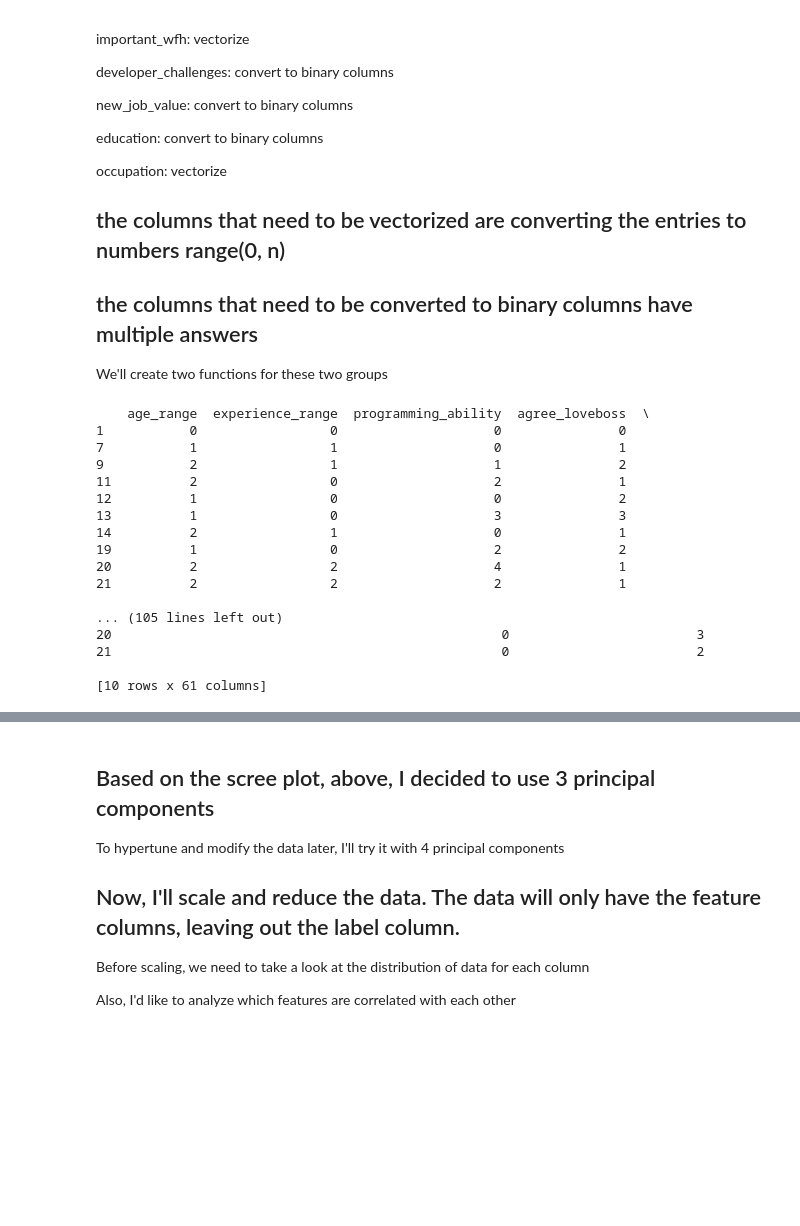
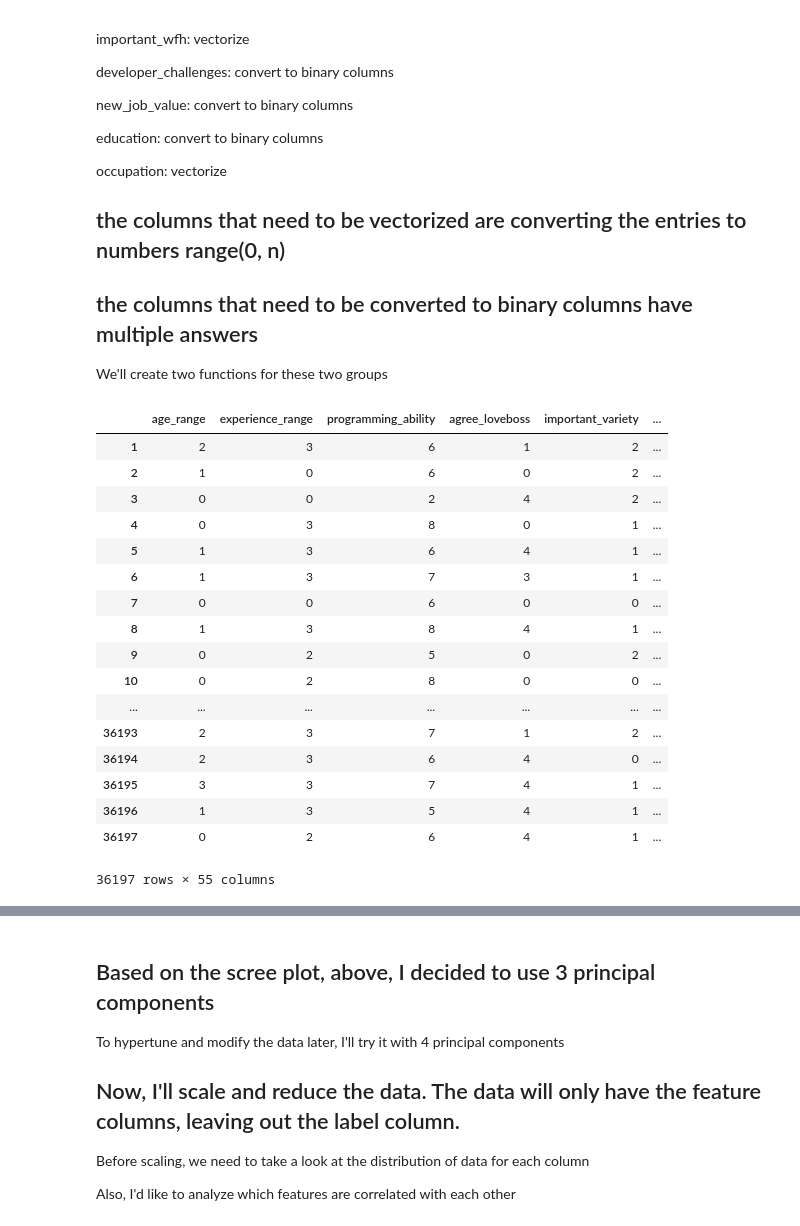
Before and after one commit to jonmhong/Stack_Overflow_Data, a Jupyter notebook: stack_overflow.ipynb, the cells around one changed output, grey strips where cells are left out. Drawn from its saved outputs; the diff is of its cells as text; code cells hidden in the pictures; blank space fills up the shorter version.

```diff
--- a/stack_overflow.ipynb
+++ b/stack_overflow.ipynb
@@ -325,72 +327,60 @@ large_columns = ['occupation',
 # %%
 # this function uses the LabelEncoder() to convert entries into numeric values
 def vectorize_data(df, col):
-    # BUG: it reorders the row indices into [1, 2, 3, 4, 5, ...]
-    # instead of maintaining the indices[1, 7, 9, 11, 12, 13, ...]
+    # bug: dataframe entry is shifted
     from sklearn.preprocessing import LabelEncoder
     le = LabelEncoder()
     le.fit(df[col])
     vectorized = le.transform(df[col])
 
-    return pd.DataFrame(vectorized, columns=[col])
-
-
-# i'm going to create another function that removes the bug
-def vectorize_data2(df, col):
-    # first create the mapper
-    mapper = {}
-    counter = 0
-    for idx, entry in df[col].iteritems():
-        if entry not in mapper and not pd.isnull(entry):
-            mapper[entry] = counter
-            counter += 1
-
-    return pd.DataFrame(df[col].map(mapper))
+    # need to shift data, so the first index is 1, not 0
+    return pd.DataFrame(vectorized, columns=[col], index=range(1, max(*df.shape)+1))
 
 
 # this function splits the multiple answers into all columns and inputs binary entries
 def convert_to_binary_columns(df, column_name):
     a = df[column_name].str.get_dummies(sep='; ')
     return a
 
 
 # this main function uses the converters above to transform the entire dataset
 def main_transform_columns(df):
     outX = pd.DataFrame(index=df.index)
 
     binary = ["developer_challenges", "new_job_value", "education"]
     for col in df.columns:
         if col in binary:
             expanded_col = convert_to_binary_columns(df, col)
             outX = outX.join(expanded_col)
         else:
-            col = vectorize_data2(df, col)
+            col = vectorize_data(df, col)
             outX = outX.join(col)
 
     return outX
 
 
-# BUG: NaN entries
 cleaned_features = main_transform_columns(features)
-print cleaned_features.head(10)
+
+cleaned_features
 # %% [output]
+|  | age_range | experience_range | programming_ability | agree_loveboss | important_variety | ... |
+| 1 | 2 | 3 | 6 | 1 | 2 | ... |
+| 2 | 1 | 0 | 6 | 0 | 2 | ... |
+| 3 | 0 | 0 | 2 | 4 | 2 | ... |
+| 4 | 0 | 3 | 8 | 0 | 1 | ... |
+| 5 | 1 | 3 | 6 | 4 | 1 | ... |
+| 6 | 1 | 3 | 7 | 3 | 1 | ... |
+| 7 | 0 | 0 | 6 | 0 | 0 | ... |
+| 8 | 1 | 3 | 8 | 4 | 1 | ... |
+| 9 | 0 | 2 | 5 | 0 | 2 | ... |
+| 10 | 0 | 2 | 8 | 0 | 0 | ... |
+| ... | ... | ... | ... | ... | ... | ... |
+| 36193 | 2 | 3 | 7 | 1 | 2 | ... |
+| 36194 | 2 | 3 | 6 | 4 | 0 | ... |
+| 36195 | 3 | 3 | 7 | 4 | 1 | ... |
+| 36196 | 1 | 3 | 5 | 4 | 1 | ... |
+| 36197 | 0 | 2 | 6 | 4 | 1 | ... |
-    age_range  experience_range  programming_ability  agree_loveboss  \
-1           0                 0                    0               0
-7           1                 1                    0               1
-9           2                 1                    1               2
-11          2                 0                    2               1
-12          1                 0                    0               2
-13          1                 0                    3               3
-14          2                 1                    0               1
-19          1                 0                    2               2
-20          2                 2                    4               1
-21          2                 2                    2               1
-
-... (105 lines left out)
-20                                                  0                        3
-21                                                  0                        2
-
-[10 rows x 61 columns]
+36197 rows × 55 columns
 # %%
 def class_name(objct):
     return objct.__class__.__name__
```
Also changed, not shown: parts of 29 cells of this notebook.
